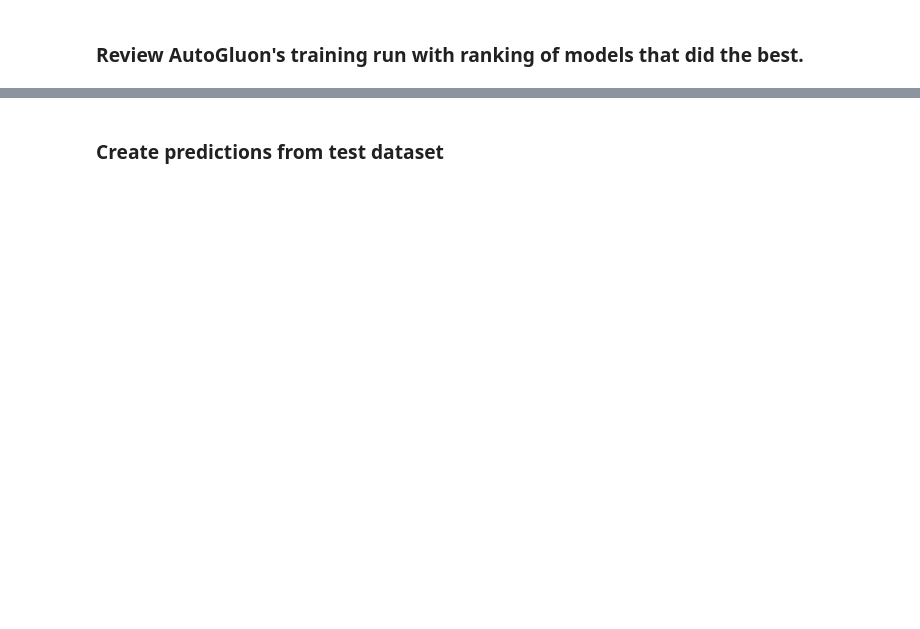
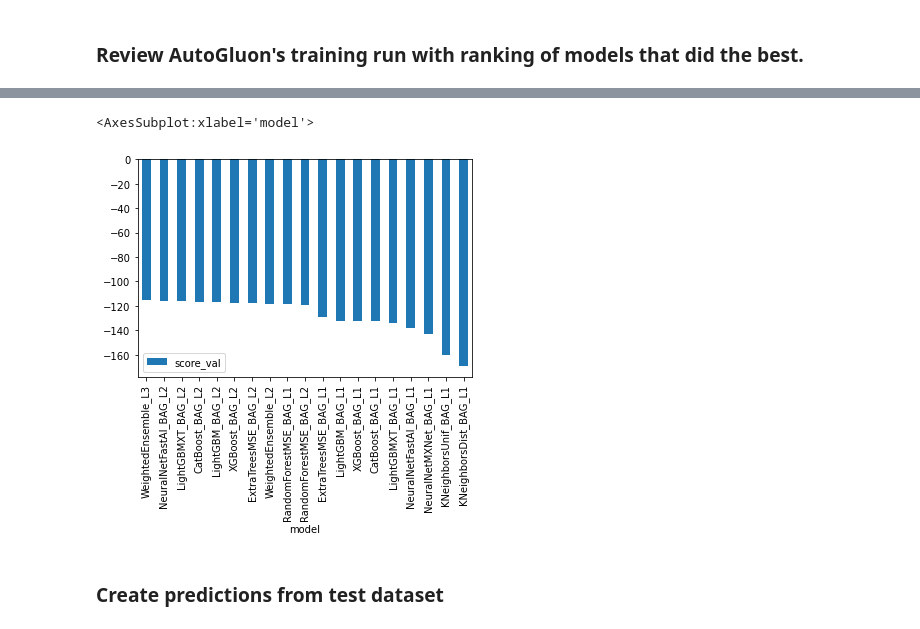
Before and after one commit to jqchen24/bike_share_demand, a Jupyter notebook: project-template.ipynb, the cells around one changed output, grey strips where cells are left out. Saved outputs shown, nothing was run; the diff lists cells and outputs as text; code cells hidden in the pictures; blank space fills up the shorter version.

```diff
--- a/project-template.ipynb
+++ b/project-template.ipynb
@@ -157,0 +156,3 @@ predictor = TabularPredictor(?).fit(?)
+# %%
+predictor = TabularPredictor(label = 'count', eval_metric = 'root_mean_squared_error') \
+.fit(train_data = train.drop(['casual', 'registered'], axis = 1), time_limit = 600, presets = 'best_quality')
@@ -162,2 +251,7 @@ predictor.fit_summary()
+# %%
+predictor.leaderboard(silent=True).plot(kind="bar", x="model", y="score_val")
+# %% [output]
+<AxesSubplot:xlabel='model'>
+[figure, added]
 # %% [markdown]
 ### Create predictions from test dataset
```
Also changed, not shown: parts of 9 cells of this notebook.
